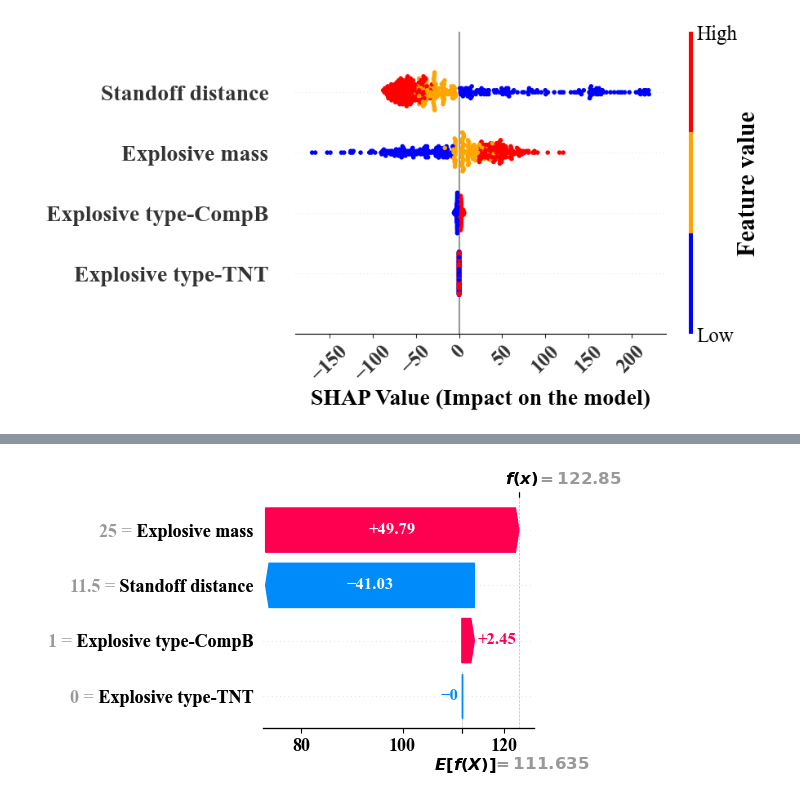
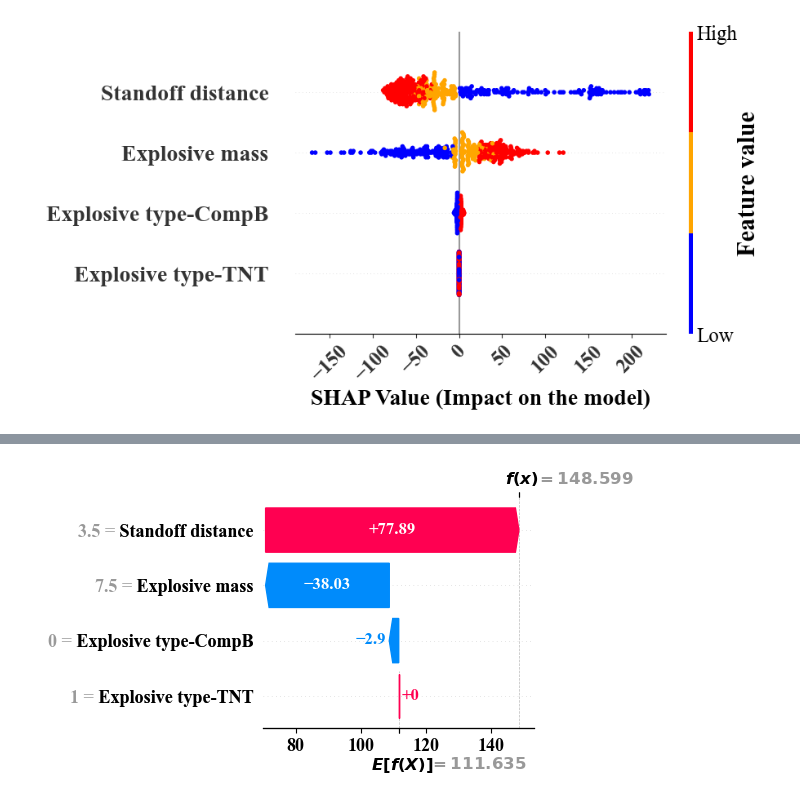
Before and after one commit to ChamodiWidanage/Impulse_Paper1, a Jupyter notebook: XGBoost-SHAP-for paper.ipynb, the cells around one changed output, grey strips where cells are left out. Cells and saved outputs as stored; diff of their text form; code cells hidden in the pictures.

```diff
--- a/XGBoost-SHAP-for paper.ipynb
+++ b/XGBoost-SHAP-for paper.ipynb
@@ -155,17 +155,17 @@ plt.show()
 # %%
 #Waterfall Plot (for an instance)
 explainer2 = shap.Explainer(regressor.predict, X_test)
 #X_test.columns=features
 shap_values2 = explainer2(X_test)
-shap.waterfall_plot(shap_values2[131], show=False)
+shap.waterfall_plot(shap_values2[27], show=False)
 plt.gcf()
 plt.gcf().set_size_inches(3.5,3)
 plt.rcParams['font.weight'] = 'bold'
 
 plt.savefig('Images/SHAP3.png', dpi = 600, bbox_inches = 'tight')
 plt.show()
 # %% [output]
-[figure, old version]
+[figure, new version]
 # %%
 #Partial Dependenace Plot
 shap.dependence_plot(3, shap_values, X_train, feature_names = features, show=False, cmap = "rainbow", dot_size = 30)
```
Also changed, not shown: parts of 4 cells of this notebook, 10 other files.
